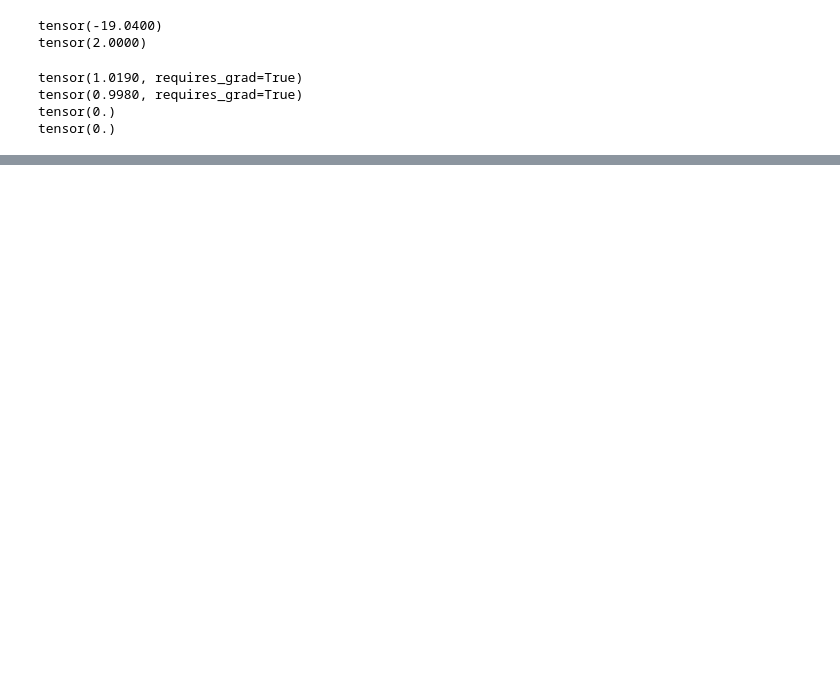
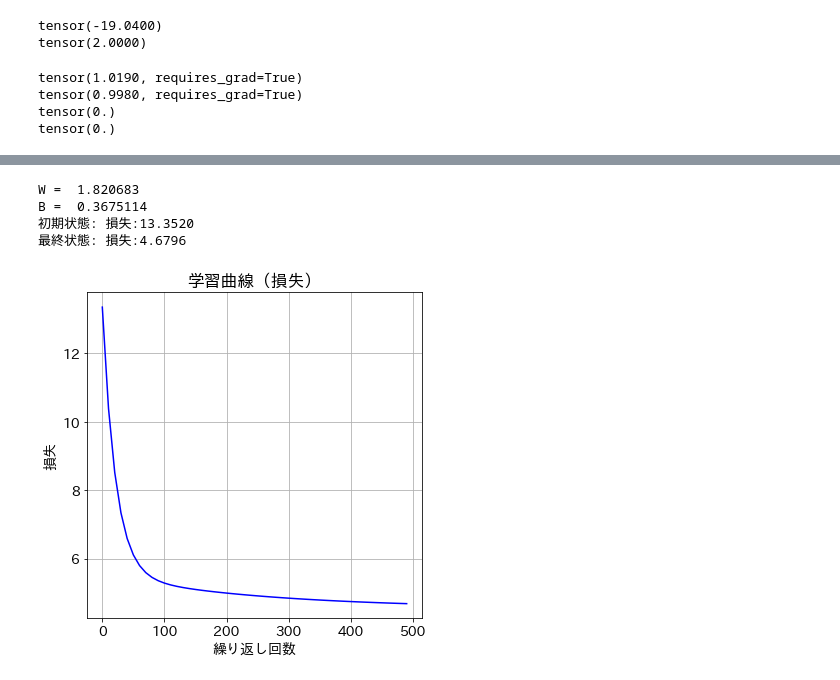
Before and after one commit to newstage75/ML_study, a Jupyter notebook: 最短Pytorch/3章初めての機械学習.ipynb, the cells around one changed output, grey strips where cells are left out. Saved outputs shown, nothing was run; the diff lists cells and outputs as text; code cells hidden in the pictures; blank space fills up the shorter version.

Commit message:
勾配降下法による学習と、学習曲線

```diff
--- a/最短Pytorch/3章初めての機械学習.ipynb
+++ b/最短Pytorch/3章初めての機械学習.ipynb
@@ -241,0 +258,27 @@ tensor(0.)
+# %%
+#ループ処理の実装
+for epoch in range(num_epochs):
+
+  #予測計算
+  Yp = pred(X)
+
+  #損失計算
+  loss = mse(Yp, Y)
+
+  #勾配計算
+  loss.backward()
+
+  with torch.no_grad():
+    #パラメータ修正
+    W -= lr * W.grad
+    B -= lr * B.grad
+
+    #勾配値の初期化
+    W.grad.zero_()
+    B.grad.zero_()
+
+  #損失の記録
+  if (epoch %10 ==0):
+    item = np.array([epoch, loss.item()])
+    history = np.vstack((history, item))
+    print(f'epoch = {epoch} loss = {loss:.4f}')
@@ -241,0 +303,22 @@ tensor(0.)
+# %%
+#パラメータの最終値
+print('W = ', W.data.numpy())
+print('B = ', B.data.numpy())
+
+#損失の確認
+print(f'初期状態: 損失:{history[0,1]:.4f}')
+print(f'最終状態: 損失:{history[-1,1]:.4f}')
+# %% [output]
+W =  1.820683
+B =  0.3675114
+初期状態: 損失:13.3520
+最終状態: 損失:4.6796
+# %%
+#学習曲線の表示（損失）
+plt.plot(history[:,0], history[:,1], 'b')
+plt.xlabel('繰り返し回数')
+plt.ylabel('損失')
+plt.title('学習曲線（損失）')
+plt.show()
+# %% [output]
+[figure, added]
```
Also changed, not shown: parts of 2 cells of this notebook.
